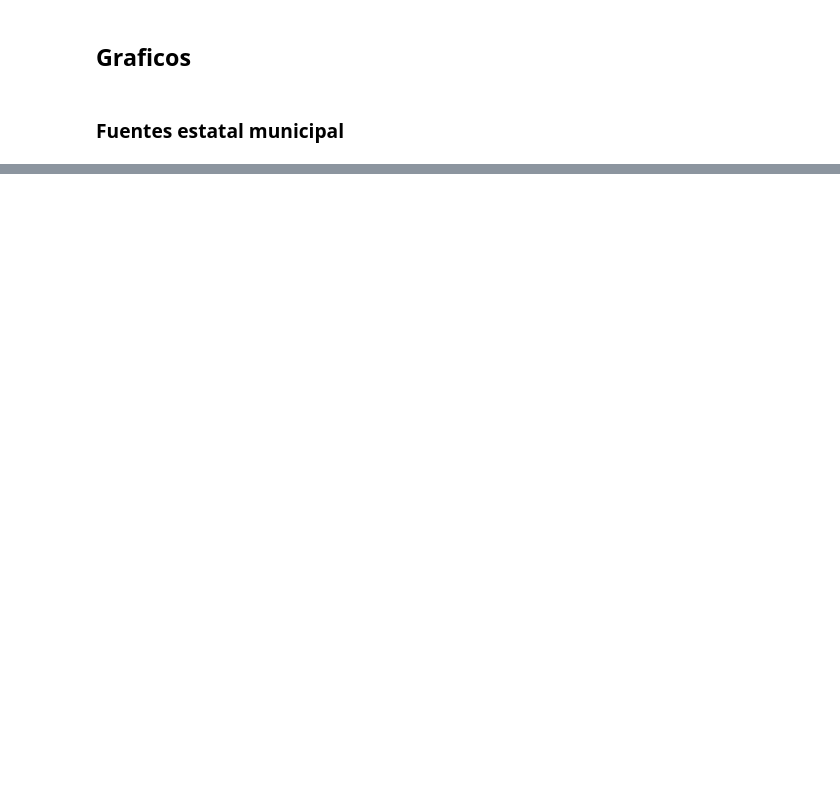
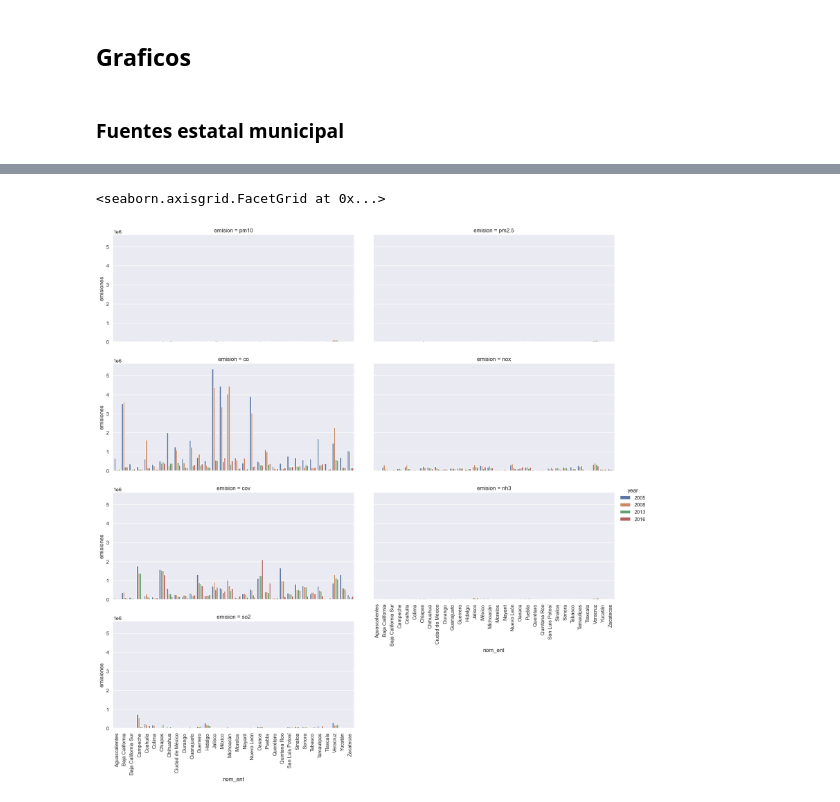
Before and after one commit to pcorner10/inventario_emisiones, a Jupyter notebook: INEM.ipynb, the cells around one changed output, grey strips where cells are left out. Drawn from its saved outputs; the diff is of its cells as text; code cells hidden in the pictures; blank space fills up the shorter version.

```diff
--- a/INEM.ipynb
+++ b/INEM.ipynb
@@ -307,0 +289,9 @@ plt.show()
+# %%
+g = sns.catplot(x="nom_ent", y="emisiones", hue="year", col="emision", data=total_ent, kind="bar", height=4, aspect=2, col_wrap=2)
+g.despine(left=True)
+
+# rotate xticks 70 degrees
+g.tick_params(axis='x', rotation=90)
+# %% [output]
+<seaborn.axisgrid.FacetGrid at 0x...>
+[figure, added]
```
Also changed, not shown: parts of 13 cells of this notebook, 1 other file.
